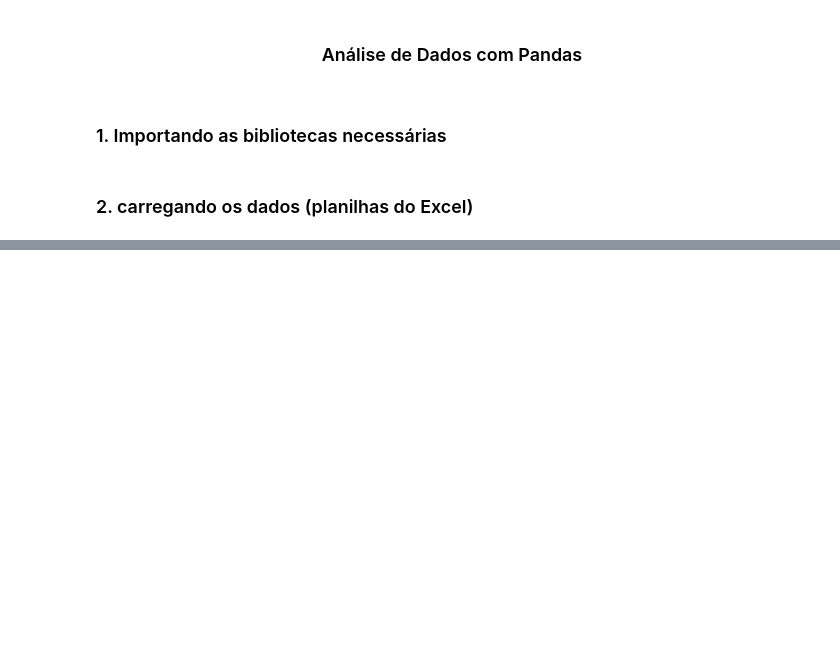
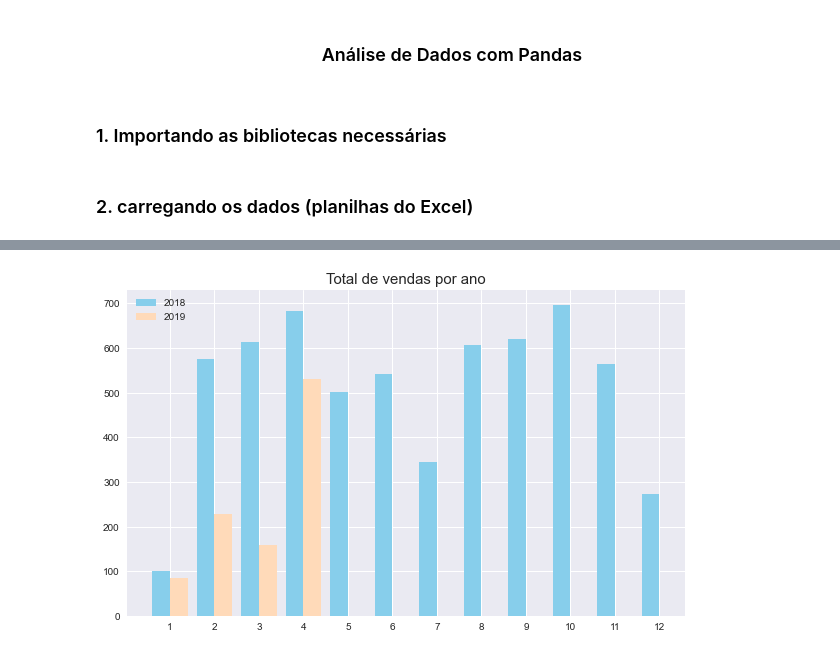
Before and after one commit to diascar/analise_dados_python_pandas_DIO, a Jupyter notebook: notebooks/notebook_1.ipynb, the cells around one changed output, grey strips where cells are left out. Saved outputs shown, nothing was run; the diff lists cells and outputs as text; code cells hidden in the pictures; blank space fills up the shorter version.

```diff
--- a/notebooks/notebook_1.ipynb
+++ b/notebooks/notebook_1.ipynb
@@ -292,0 +190,24 @@ Text(0.5, 1.0, 'Relação entre desconto e unidades vendidas')
+# %%
+vendas_mes_ano = df.groupby([df['Data'].dt.month, df['Data'].dt.year])['Vendas'].mean()
+# %%
+vendas_mes_ano.index.names = ['mês', 'ano']
+# %%
+vendas_2018 = vendas_mes_ano.reset_index().query('ano == 2018')
+vendas_2019 = vendas_mes_ano.reset_index().query('ano == 2019')
+# %%
+vendas_mes_ano = vendas_2018.join(vendas_2019.set_index('mês'),
+                                  on = ['mês'], how = 'outer',
+                                  lsuffix= '_2018',
+                                  rsuffix='_2019')
+# %%
+x = np.arange(len(vendas_mes_ano['mês'].unique()))
+largura = 0.40
+fig, ax = plt.subplots(figsize = (10,6));
+ax.bar(x - largura/2, vendas_mes_ano['Vendas_2018'], largura, label = '2018', color = 'skyblue');
+ax.bar(x + largura/2, vendas_mes_ano['Vendas_2019'], largura, label = '2019', color = 'peachpuff');
+ax.set_title("Total de vendas por ano", fontsize = 15);
+ax.set_xticks(x);
+ax.set_xticklabels(vendas_mes_ano['mês']);
+ax.legend();
+# %% [output]
+[figure, added]
```
Also changed, not shown: parts of 73 cells of this notebook.
